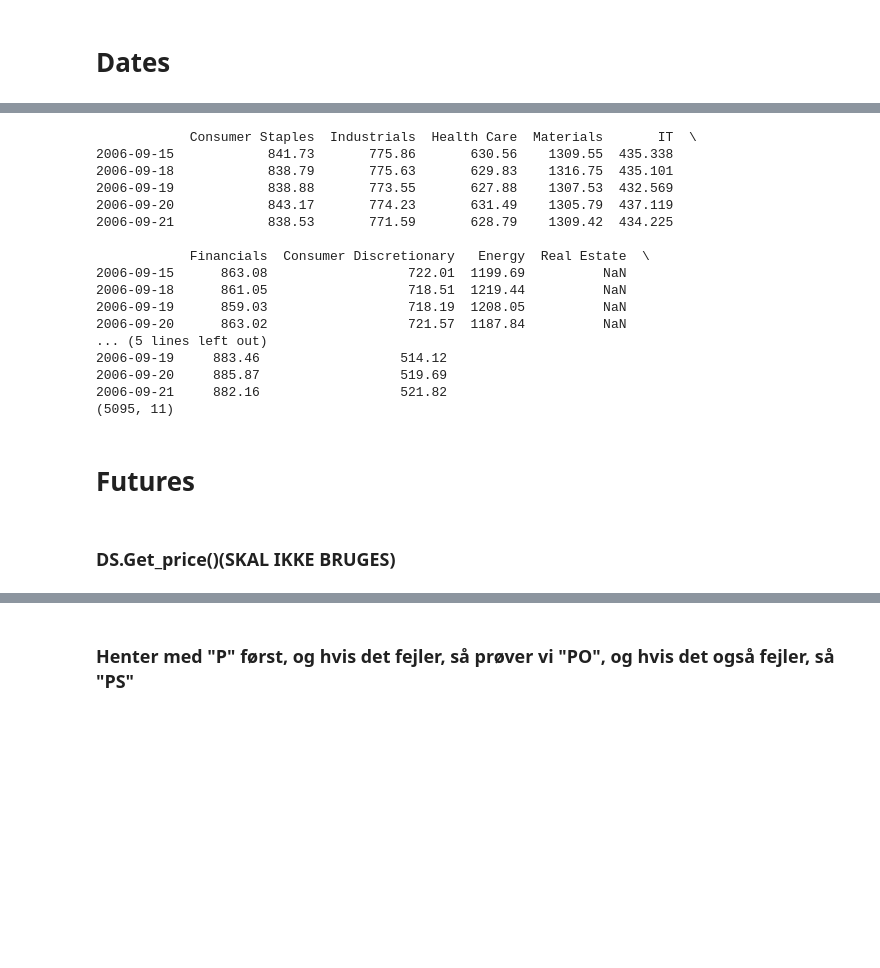
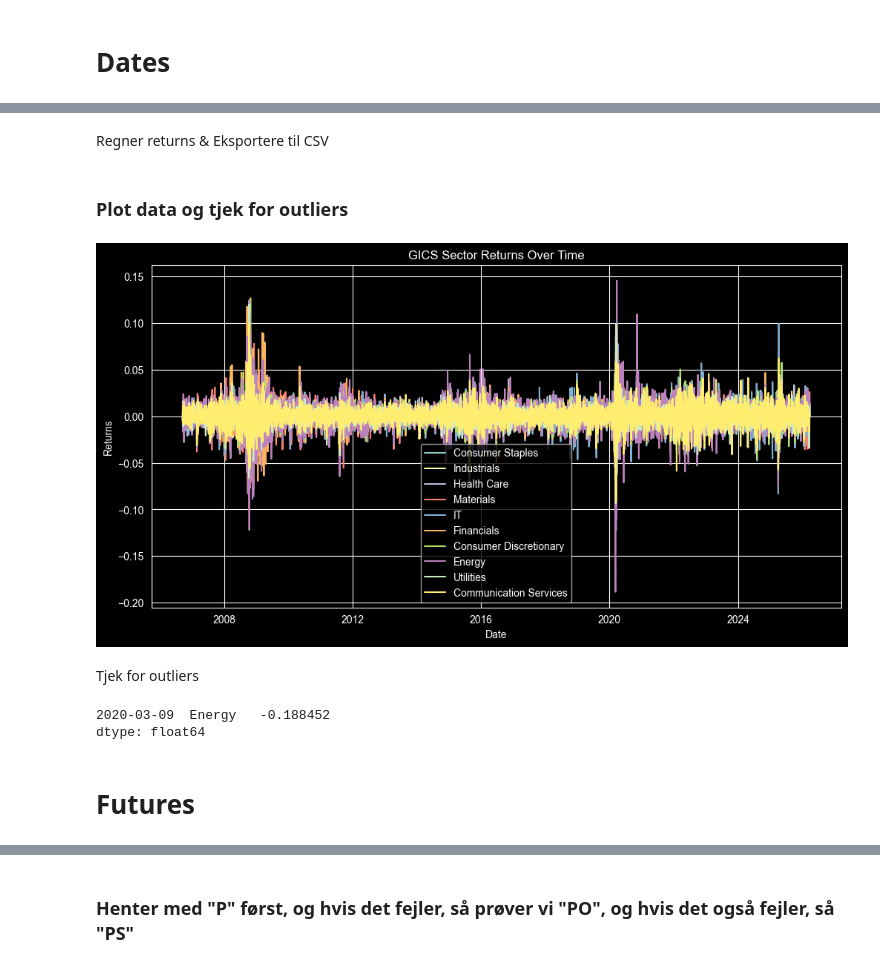
Before and after one commit to Casperegon/Risk-Parity, a Jupyter notebook: Data_collection.ipynb, the cells around one changed output, grey strips where cells are left out. Cells and saved outputs as stored; diff of their text form; code cells hidden in the pictures; blank space fills up the shorter version.

```diff
--- a/Data_collection.ipynb
+++ b/Data_collection.ipynb
@@ -35,7 +35,13 @@ else:
 # Dates
 # %%
 pd.set_option('display.max_rows', 10)
+#GICS data dates
+start_gics = '20160901'
+end_gics = datetime.today().strftime('%Y%m%d') #Sætter automatisk til dags dato
+start_ds_gics = start_gics
+end_ds_gics = end_gics
 
+#Futures data dates
 start = '20060915'
 end = datetime.today().strftime('%Y%m%d')  # Sætter automatisk til dags dato
 start_ds = start
@@ -126,6 +58,6 @@ print(equities.head())
 # %%
 def fetch_and_rename_data(symbol, column_name):
-    data = DS.get_price([symbol], date_from=start_ds, date_to=end_ds)
+    data = DS.get_price([symbol], date_from=start_ds_gics, date_to=end_ds_gics)
     data = data.rename(columns={'P': column_name})
     return data
 
@@ -150,33 +82,39 @@ for symbol, column_name in gics_sectors:
     gics_data = series if gics_data is None else pd.merge(
         gics_data, series, left_index=True, right_index=True, how='outer')
 
-print(gics_data.head())
-print(gics_data.shape)
+#print(gics_data.head())
+#print(gics_data.shape)
-# %% [output]
-            Consumer Staples  Industrials  Health Care  Materials       IT  \
-2006-09-15            841.73       775.86       630.56    1309.55  435.338
-2006-09-18            838.79       775.63       629.83    1316.75  435.101
-2006-09-19            838.88       773.55       627.88    1307.53  432.569
-2006-09-20            843.17       774.23       631.49    1305.79  437.119
-2006-09-21            838.53       771.59       628.79    1309.42  434.225
-
-            Financials  Consumer Discretionary   Energy  Real Estate  \
-2006-09-15      863.08                  722.01  1199.69          NaN
-2006-09-18      861.05                  718.51  1219.44          NaN
-2006-09-19      859.03                  718.19  1208.05          NaN
-2006-09-20      863.02                  721.57  1187.84          NaN
-... (5 lines left out)
-2006-09-19     883.46                  514.12
-2006-09-20     885.87                  519.69
-2006-09-21     882.16                  521.82
-(5095, 11)
+# %% [markdown]
+Regner returns & Eksportere til CSV
 # %%
 #Print GICS sector data to csv in the data folder
 gics_data.to_csv('data/gics_sector_data.csv')
 # Calculate returns and export to CSV
 gics_returns = gics_data.pct_change()
 gics_returns.to_csv('data/gics_sector_returns.csv')
+# %% [markdown]
+### Plot data og tjek for outliers
+# %%
+#Plot returns
+plt.figure(figsize=(12, 6))
+for column in gics_returns.columns:
+    plt.plot(gics_returns.index, gics_returns[column], label=column)
+plt.title('GICS Sector Returns Over Time')
+plt.xlabel('Date')
+plt.ylabel('Returns')
+plt.legend()
+plt.show()
+# %% [output]
+[figure, added]
+# %% [markdown]
+Tjek for outliers
+# %%
+#Tjek for outliers
+threshold = 0.15  # 15% dagligt afkast er ekstremt for sektorer
+outliers = gics_returns[gics_returns.abs() > threshold]
+print(outliers.stack().dropna().sort_values(ascending=False))
+# %% [output]
+2020-03-09  Energy   -0.188452
+dtype: float64
 # %% [markdown]
 # Futures
-# %% [markdown]
-### DS.Get_price()(SKAL IKKE BRUGES)
```
Also changed, not shown: parts of 14 cells of this notebook, 13 other files.
